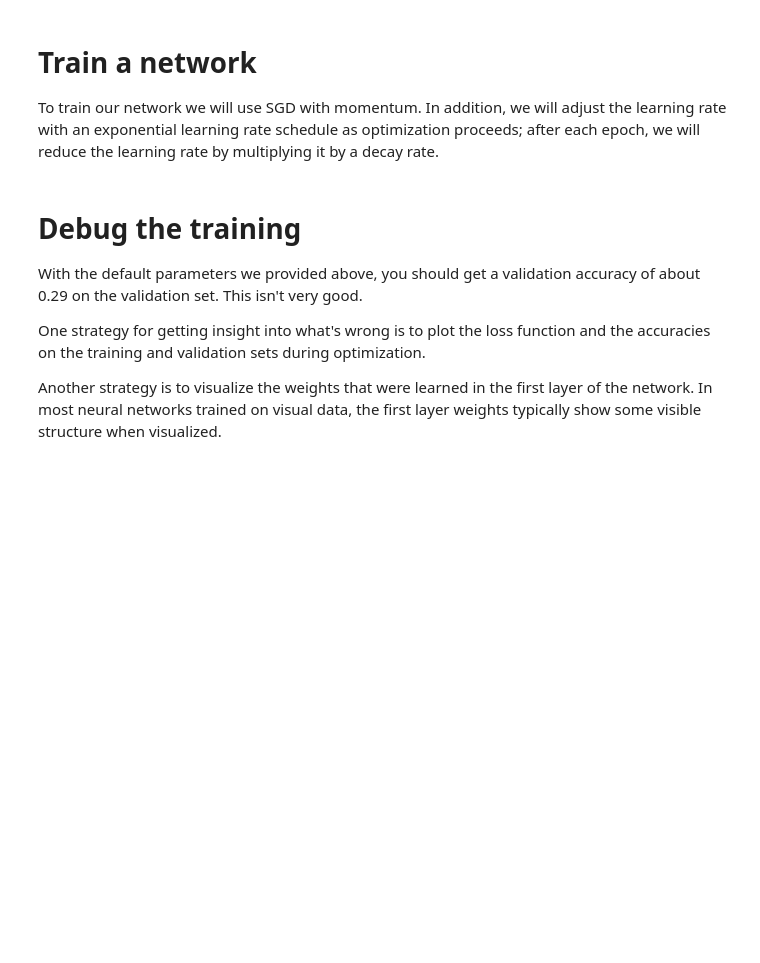
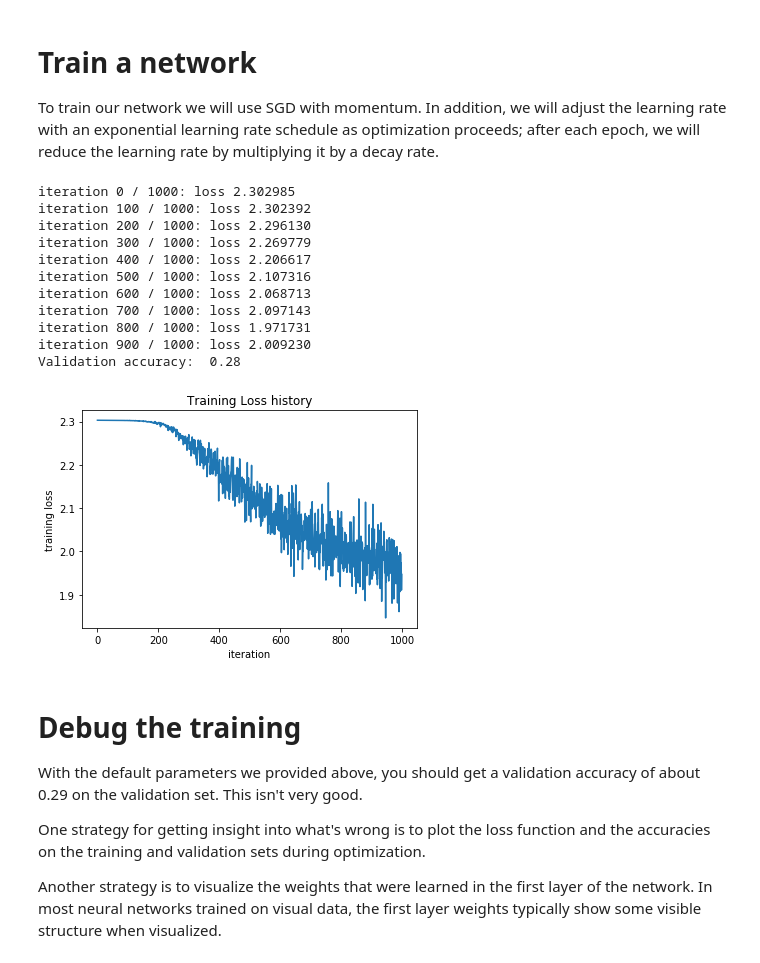
Before and after one commit to denisMihaylov/University, a Jupyter notebook: masters/dl-tf/assignment1/two_layer_net.ipynb, the cells around one changed output. Saved outputs shown, nothing was run; the diff lists cells and outputs as text; code cells hidden in the pictures; blank space fills up the shorter version.

Commit message:
Completed train and predict

```diff
--- a/masters/dl-tf/assignment1/two_layer_net.ipynb
+++ b/masters/dl-tf/assignment1/two_layer_net.ipynb
@@ -200,18 +207,37 @@ To train our network we will use SGD with momentum. In addition, we will adjust
 # %%
 input_size = 32 * 32 * 3
 hidden_size = 50
 num_classes = 10
 net = TwoLayerNet(input_size, hidden_size, num_classes)
 
 # Train the network
 stats = net.train(X_train, y_train, X_val, y_val,
             num_iters=1000, batch_size=200,
             learning_rate=1e-4, learning_rate_decay=0.95,
             reg=0.25, verbose=True)
 
 # Predict on the validation set
 val_acc = (net.predict(X_val) == y_val).mean()
 print('Validation accuracy: ', val_acc)
+# plot the loss history
+plt.plot(stats['loss_history'])
+plt.xlabel('iteration')
+plt.ylabel('training loss')
+plt.title('Training Loss history')
+plt.show()
+# %% [output]
+iteration 0 / 1000: loss 2.302985
+iteration 100 / 1000: loss 2.302392
+iteration 200 / 1000: loss 2.296130
+iteration 300 / 1000: loss 2.269779
+iteration 400 / 1000: loss 2.206617
+iteration 500 / 1000: loss 2.107316
+iteration 600 / 1000: loss 2.068713
+iteration 700 / 1000: loss 2.097143
+iteration 800 / 1000: loss 1.971731
+iteration 900 / 1000: loss 2.009230
+Validation accuracy:  0.28
+[figure, added]
 # %% [markdown]
 # Debug the training
 With the default parameters we provided above, you should get a validation accuracy of about 0.29 on the validation set. This isn't very good.
```
Also changed, not shown: parts of 3 cells of this notebook, 1 other file.
